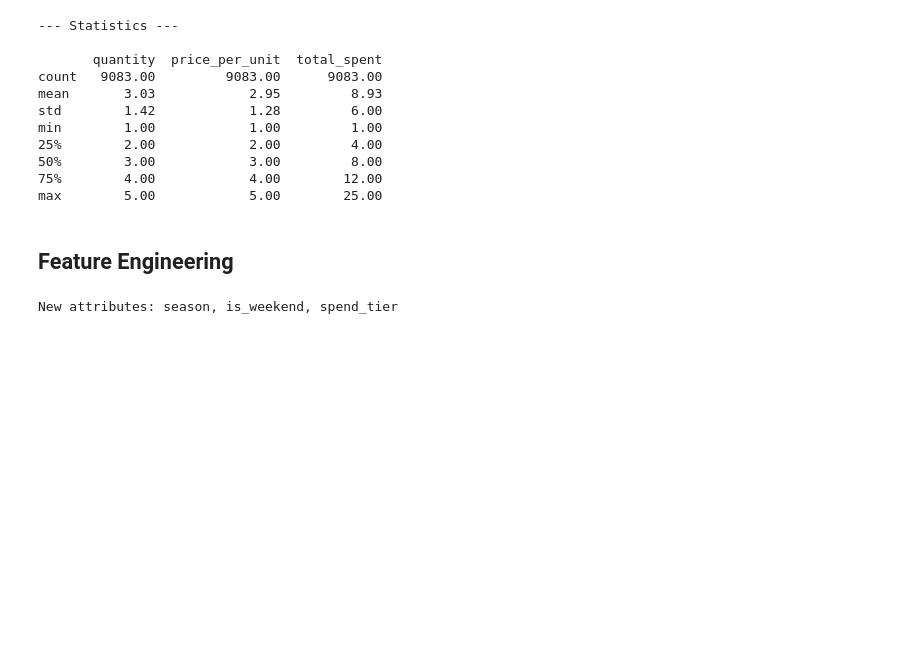
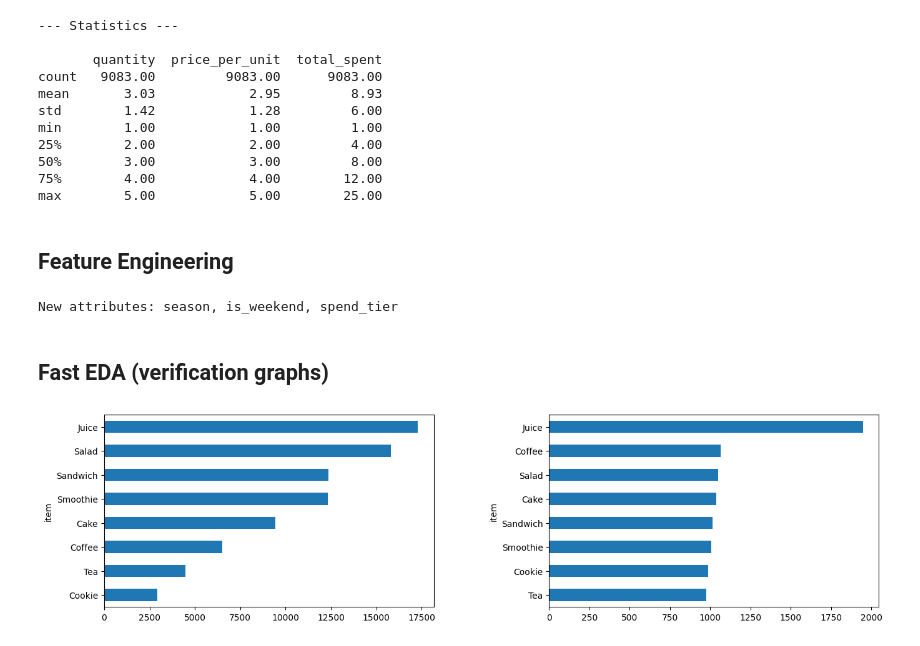
Before and after one commit to Yuliia-Safonova/Analysis_Cafe_Sales, a Jupyter notebook: EDA_Cafe_Sales.ipynb, the cells around one changed output. Cells and saved outputs as stored; diff of their text form; code cells hidden in the pictures; blank space fills up the shorter version.

Commit message:
Start fast EDA

```diff
--- a/EDA_Cafe_Sales.ipynb
+++ b/EDA_Cafe_Sales.ipynb
@@ -501,3 +501,21 @@ df['spend_tier'] = pd.cut(
 print("New attributes: season, is_weekend, spend_tier")
 # %% [output]
 New attributes: season, is_weekend, spend_tier
+# %% [markdown]
+## Fast EDA (verification graphs)
+# %%
+fig, axes = plt.subplots(1, 2, figsize=(16, 4))
+fig.suptitle("")
+plt.subplots_adjust(hspace=0.45, wspace=0.35)
+
+# total_spent per item
+ax = axes[0]
+df.groupby('item')['total_spent'].sum().sort_values().plot(kind='barh', ax=ax)
+
+# count per item
+ax = axes[1]
+df['item'].value_counts().sort_values().plot(kind='barh', ax=ax)
+
+plt.show()
+# %% [output]
+[figure, added]
```
Also changed, not shown: parts of 2 cells of this notebook.
